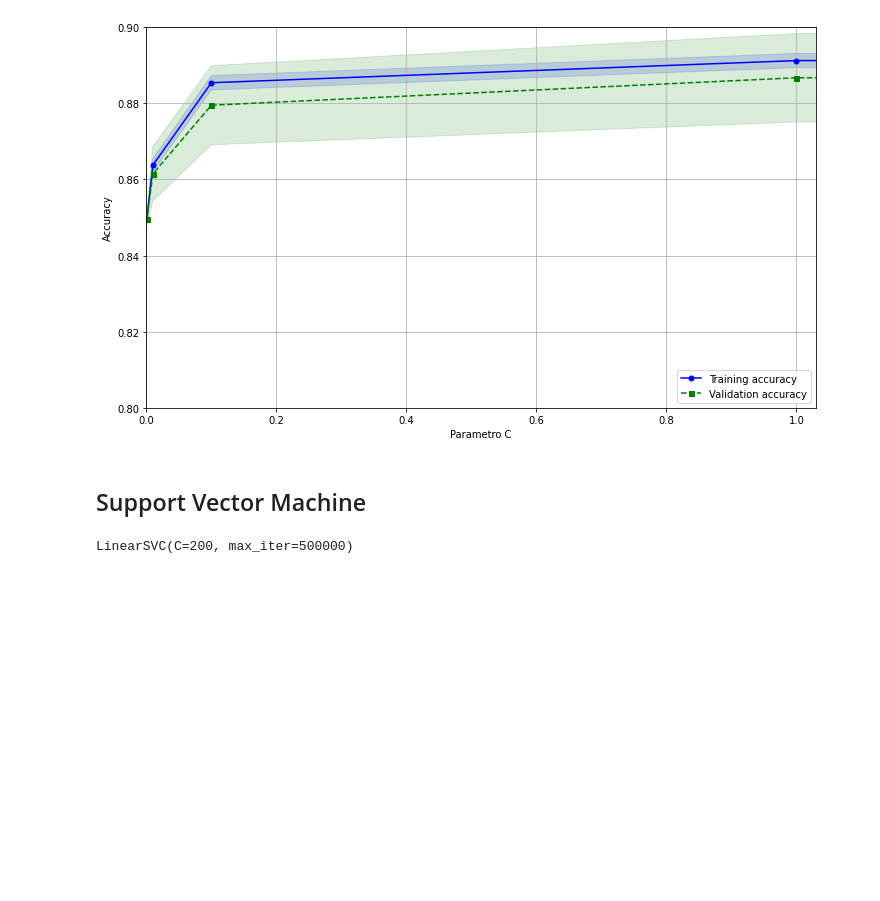
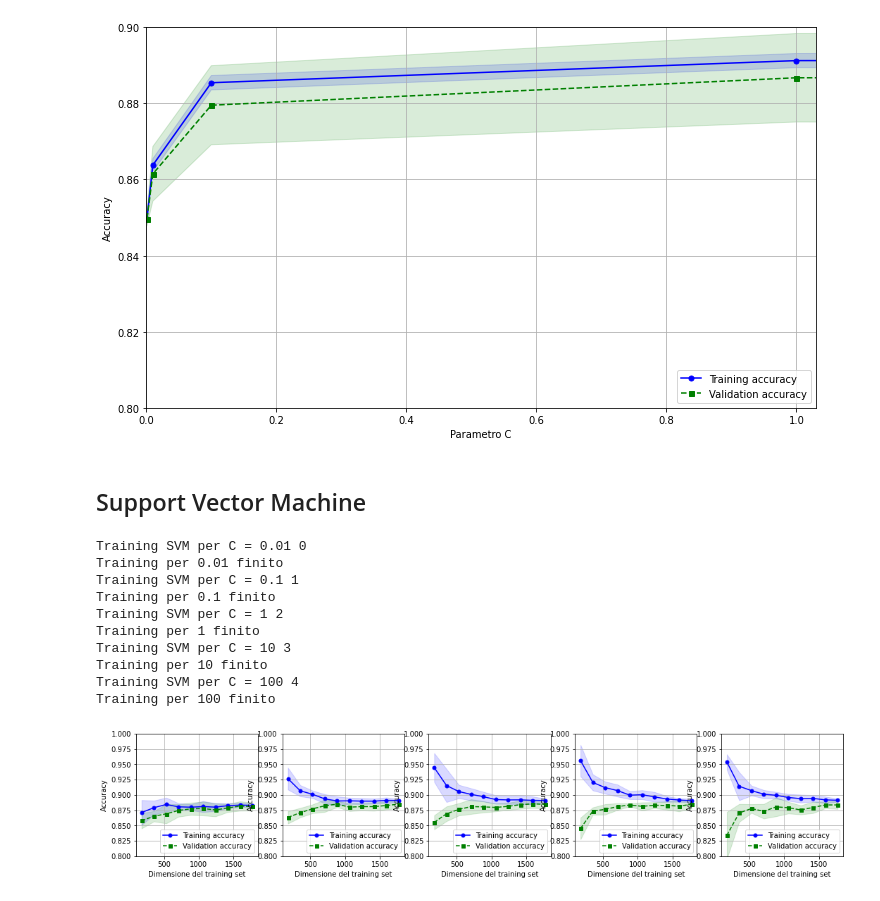
Before and after one commit to remarcoble/ML-marketing-campaign, a Jupyter notebook: main.ipynb, the cells around one changed output. Cells and saved outputs as stored; diff of their text form; code cells hidden in the pictures; blank space fills up the shorter version.

```diff
--- a/main.ipynb
+++ b/main.ipynb
@@ -588,8 +592,50 @@ ax.set_xlim([0., 1.03])
 # %% [markdown]
 ## Support Vector Machine
 # %%
-svm_clf = LinearSVC(C=200, max_iter=500000)
-svm_clf.fit(feature_matrix, dataset_label)
+Cs = [0.01, 0.1, 1, 10, 100]# definire un insieme di valori di C tenendo in considerazione le precedenti osservazioni sul suo effetto
+fig = plt.figure(figsize=(18,3.2))
+for i, c in enumerate(Cs):
+    print('Training SVM per C =', c, i)
+    svm_cls = LinearSVC(C = c, max_iter=50000)
+    train_sizes, train_scores, test_scores = learning_curve(svm_cls, X = feature_matrix, y = dataset_label, train_sizes=np.linspace(0.1,1,10), cv = 5, n_jobs=-1, shuffle = True)
+
+
+    print('Training per {} finito'.format(c))
+    train_mean = np.mean(train_scores, axis=1)
+    train_std = np.std(train_scores, axis=1)
+    test_mean = np.mean(test_scores, axis=1)
+    test_std = np.std(test_scores, axis=1)
+    ax = fig.add_subplot(150+(i+1))
+    ax.plot(train_sizes, train_mean,
+         color='blue', marker='o',
+         markersize=5, label='Training accuracy')
+    ax.fill_between(train_sizes,
+                 train_mean + train_std,
+                 train_mean - train_std,
+                 alpha=0.15, color='blue')
+    ax.plot(train_sizes, test_mean,
+         color='green', linestyle='--',
+         marker='s', markersize=5,
+         label='Validation accuracy')
+    ax.fill_between(train_sizes,
+                 test_mean + test_std,
+                 test_mean - test_std,
+                 alpha=0.15, color='green')
+    ax.grid()
+    ax.set_ylim((0.8,1))
+    ax.set_xlabel('Dimensione del training set')
+    ax.set_ylabel('Accuracy')
+    ax.legend(loc='lower right')
 # %% [output]
-LinearSVC(C=200, max_iter=500000)
+Training SVM per C = 0.01 0
+Training per 0.01 finito
+Training SVM per C = 0.1 1
+Training per 0.1 finito
+Training SVM per C = 1 2
+Training per 1 finito
+Training SVM per C = 10 3
+Training per 10 finito
+Training SVM per C = 100 4
+Training per 100 finito
+[figure, added]
 # %%
```
Also changed, not shown: parts of 24 cells of this notebook.
